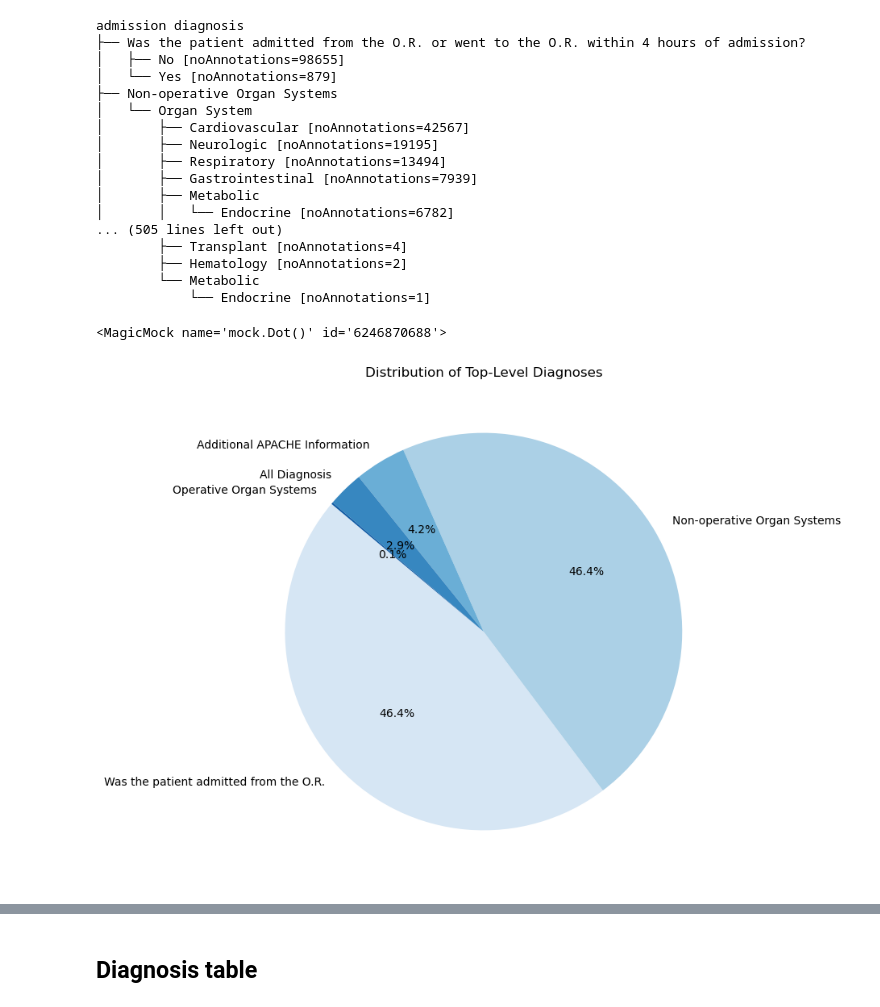
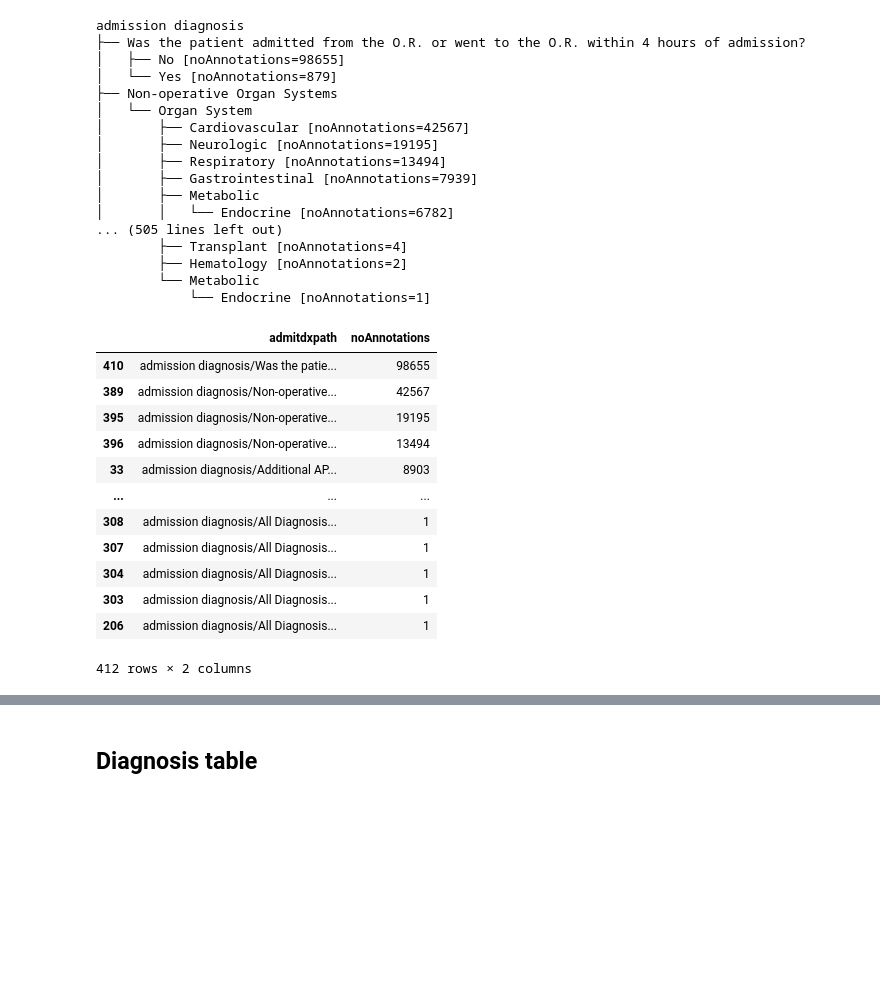
Before and after one commit to joy628/master-project, a Jupyter notebook: data-preprocessing/patient.ipynb, the cells around one changed output, grey strips where cells are left out. Drawn from its saved outputs; the diff is of its cells as text; code cells hidden in the pictures; blank space fills up the shorter version.

```diff
--- a/data-preprocessing/patient.ipynb
+++ b/data-preprocessing/patient.ipynb
@@ -341,13 +339,16 @@ from bigtree import Node, list_to_tree, tree_to_dot, dataframe_to_tree, tree_to_
-# %%
-dot_representation = tree_to_dot(root_)
-dot_representation.show()
-print(dot_representation)
-# %% [output]
-<MagicMock name='mock.Dot()' id='6246870688'>
-# %%
-plt.figure(figsize=(8, 8))
-plt.pie(df['Annotations'], labels=df['Diagnosis'], autopct='%1.1f%%', startangle=140, colors=sns.color_palette('Blues', len(df)))
-plt.title('Distribution of Top-Level Diagnoses')
-plt.show()
-# %% [output]
-[figure, removed]
+# %%
+paths_mult_
+# %% [output]
+|  | admitdxpath | noAnnotations |
+| 410 | admission diagnosis/Was the patie... | 98655 |
+| 389 | admission diagnosis/Non-operative... | 42567 |
+| 395 | admission diagnosis/Non-operative... | 19195 |
+| 396 | admission diagnosis/Non-operative... | 13494 |
+| 33 | admission diagnosis/Additional AP... | 8903 |
+| ... | ... | ... |
+| 308 | admission diagnosis/All Diagnosis... | 1 |
+| 307 | admission diagnosis/All Diagnosis... | 1 |
+| 304 | admission diagnosis/All Diagnosis... | 1 |
+| 303 | admission diagnosis/All Diagnosis... | 1 |
+| 206 | admission diagnosis/All Diagnosis... | 1 |
+412 rows × 2 columns
```
Also changed, not shown: parts of 15 cells of this notebook.
